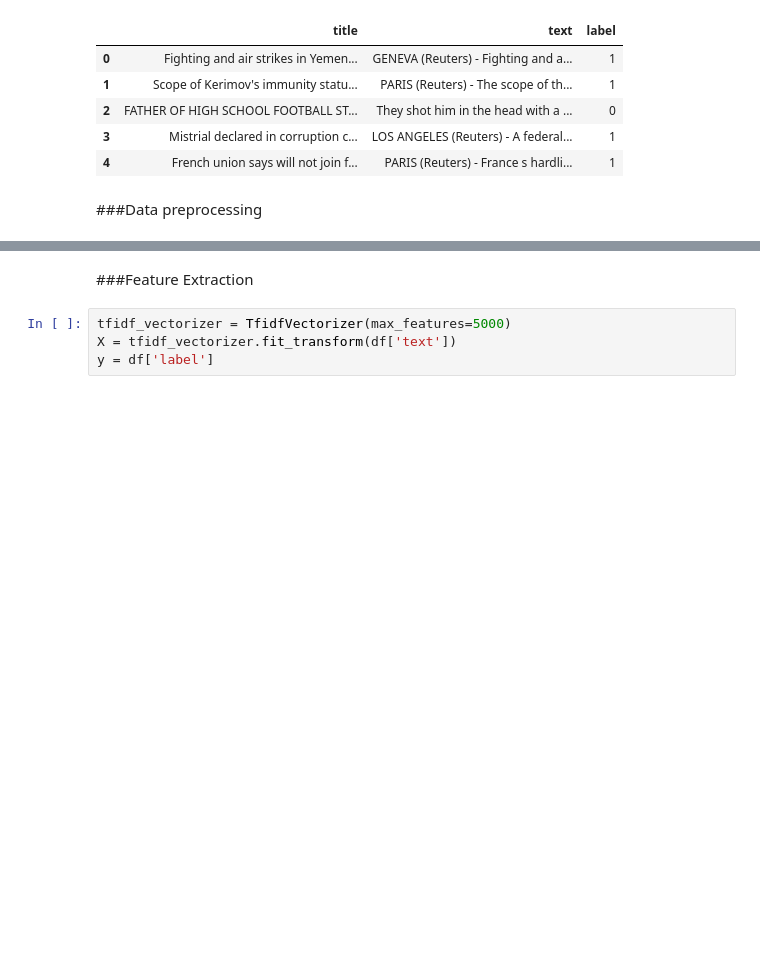
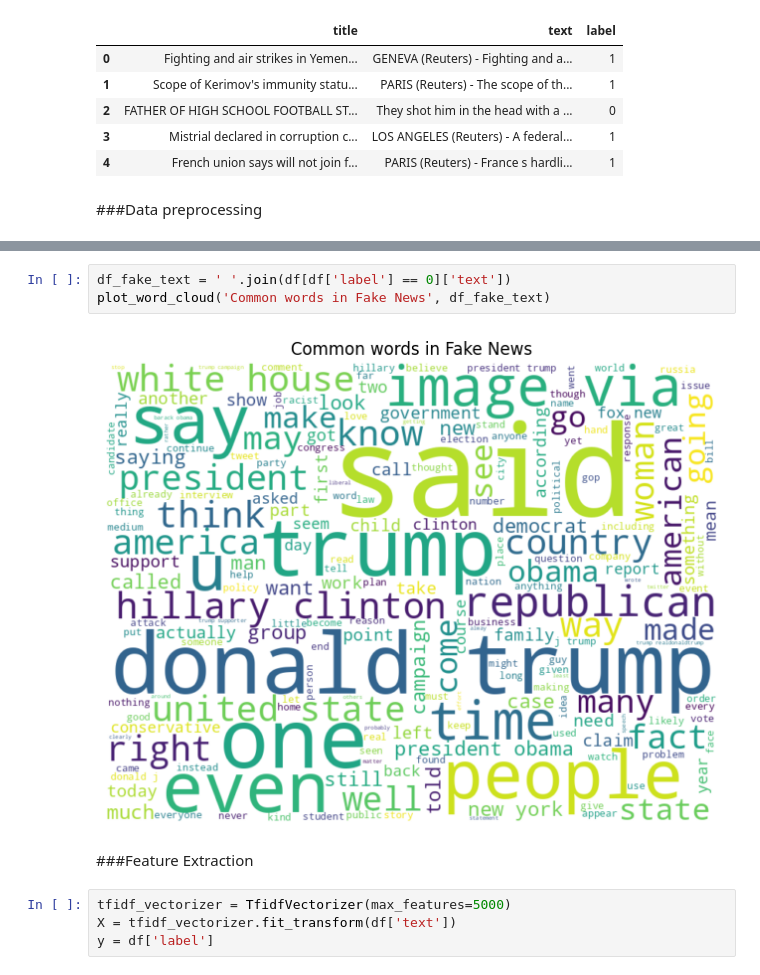
Before and after one commit to 257Group6/FakeNewsDetection, a Jupyter notebook: FakeNewsDetection.ipynb, the cells around one changed output, grey strips where cells are left out. Drawn from its saved outputs; the diff is of its cells as text; blank space fills up the shorter version.

```diff
--- a/FakeNewsDetection.ipynb
+++ b/FakeNewsDetection.ipynb
@@ -92,3 +111,8 @@ df['text'] = df['text'].apply(preprocess_text)
+# %%
+df_fake_text = ' '.join(df[df['label'] == 0]['text'])
+plot_word_cloud('Common words in Fake News', df_fake_text)
+# %% [output]
+[figure, added]
 # %% [markdown]
 ###Feature Extraction
 # %%
```
Also changed, not shown: parts of 4 cells of this notebook.
